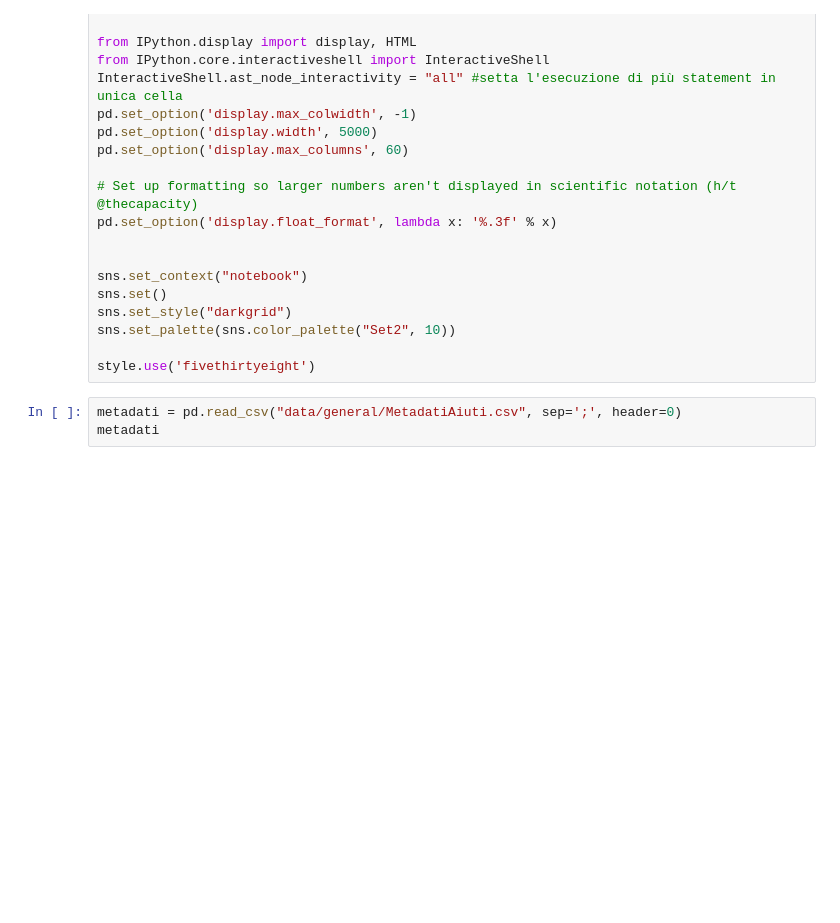
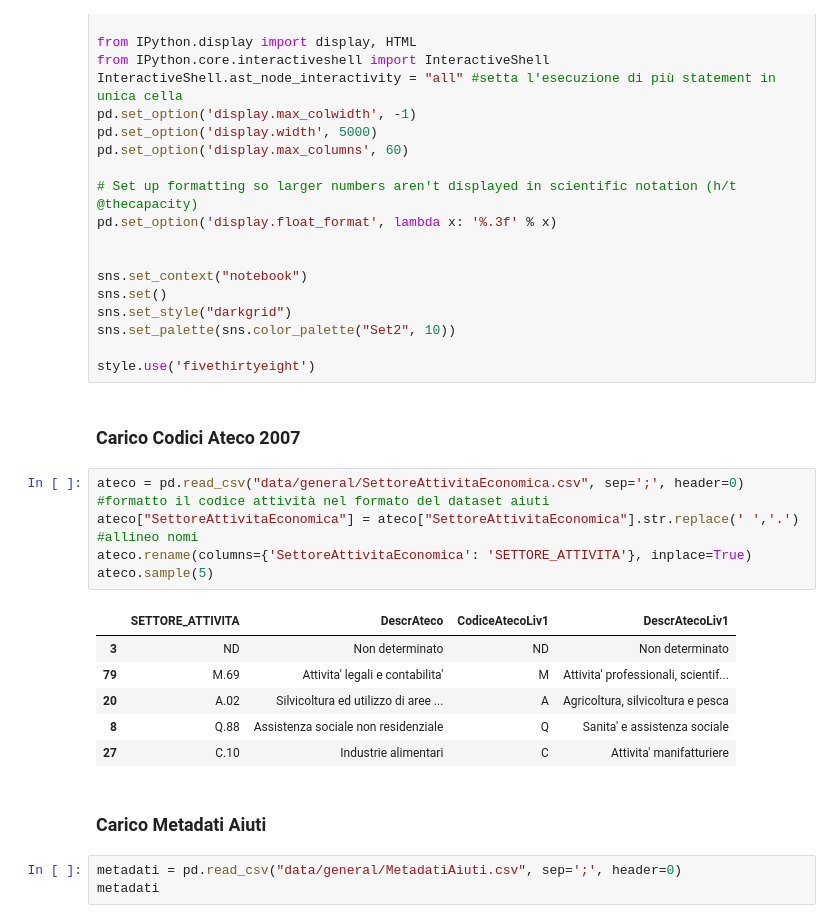
Before and after one commit to teamdigitale/daf-data-science, a Jupyter notebook: mise_aiuti/DAF_MEF_DatiAiutiMise.ipynb, the cells around one changed output. Saved outputs shown, nothing was run; the diff lists cells and outputs as text; blank space fills up the shorter version.

```diff
--- a/mise_aiuti/DAF_MEF_DatiAiutiMise.ipynb
+++ b/mise_aiuti/DAF_MEF_DatiAiutiMise.ipynb
@@ -119,6 +152,24 @@ sns.set_style("darkgrid")
 sns.set_palette(sns.color_palette("Set2", 10))
 
 style.use('fivethirtyeight')
+# %% [markdown]
+### Carico Codici Ateco 2007
+# %%
+ateco = pd.read_csv("data/general/SettoreAttivitaEconomica.csv", sep=';', header=0)
+#formatto il codice attività nel formato del dataset aiuti
+ateco["SettoreAttivitaEconomica"] = ateco["SettoreAttivitaEconomica"].str.replace(' ','.')
+#allineo nomi
+ateco.rename(columns={'SettoreAttivitaEconomica': 'SETTORE_ATTIVITA'}, inplace=True)
+ateco.sample(5)
+# %% [output]
+|  | SETTORE_ATTIVITA | DescrAteco | CodiceAtecoLiv1 | DescrAtecoLiv1 |
+| 3 | ND | Non determinato | ND | Non determinato |
+| 79 | M.69 | Attivita' legali e contabilita' | M | Attivita' professionali, scientif... |
+| 20 | A.02 | Silvicoltura ed utilizzo di aree ... | A | Agricoltura, silvicoltura e pesca |
+| 8 | Q.88 | Assistenza sociale non residenziale | Q | Sanita' e assistenza sociale |
+| 27 | C.10 | Industrie alimentari | C | Attivita' manifatturiere |
+# %% [markdown]
+### Carico Metadati Aiuti
 # %%
 metadati = pd.read_csv("data/general/MetadatiAiuti.csv", sep=';', header=0)
 metadati
```
Also changed, not shown: parts of 89 cells of this notebook, 10 other files.
